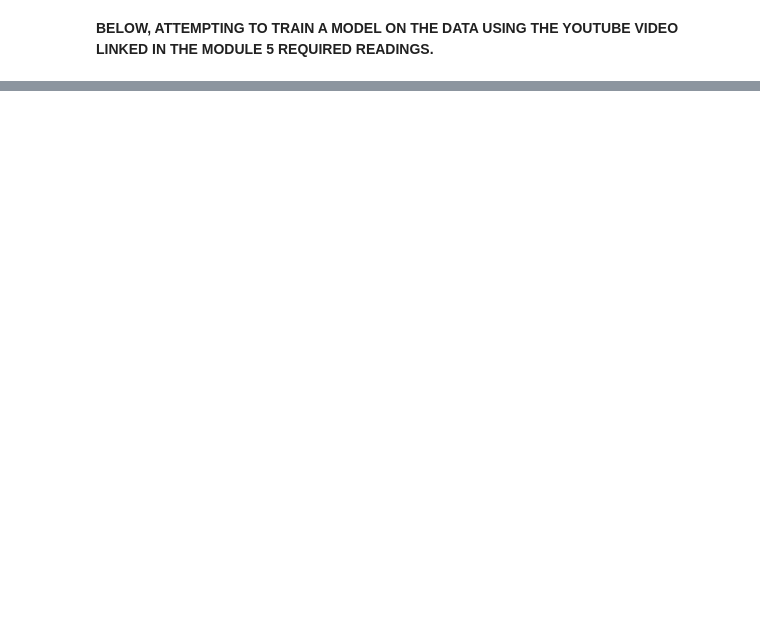
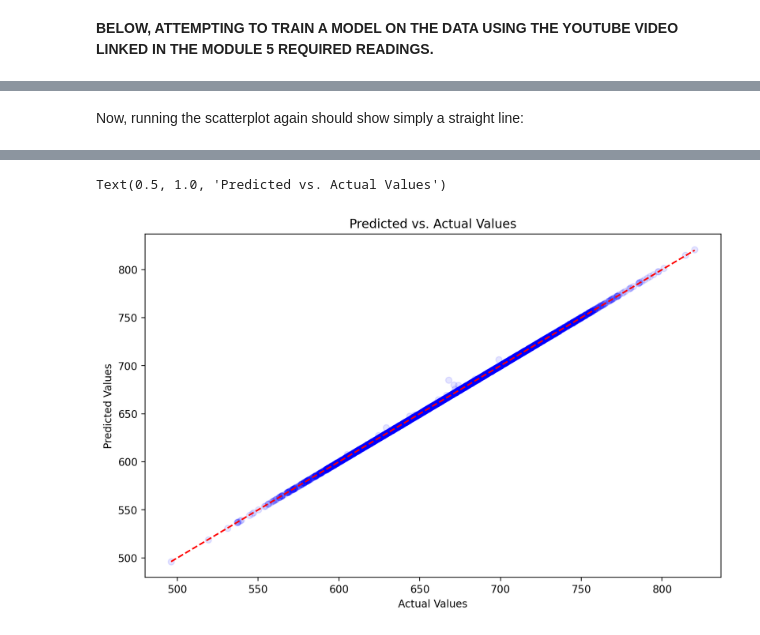
Before and after one commit to gbauer-at-sandiego-edu/AAI-501-Group-4, a Jupyter notebook: Team 4 Jupyter Notebook.ipynb, the cells around one changed output, grey strips where cells are left out. Cells and saved outputs as stored; diff of their text form; code cells hidden in the pictures; blank space fills up the shorter version.

```diff
--- a/Team 4 Jupyter Notebook.ipynb
+++ b/Team 4 Jupyter Notebook.ipynb
@@ -246,0 +252,3 @@ Epoch 20/20
+# %%
+# Running 100 additional epochs, but also saving the history so that we can then plot it out to identify if we are overfitting (which would should throught the Loss / MSE increasing)
+history = model.fit(x_train_scaled, y_train, batch_size=10, epochs=100, shuffle=True, verbose=2)
@@ -246,0 +273,14 @@ Epoch 20/20
+# %% [markdown]
+Now, running the scatterplot again should show simply a straight line:
+# %%
+# Creating predictions_3 so we can call it to visualize results
+predictions_3 = model.predict(x_test_scaled)
+
+# Setting up a scatter plot. The perfect prediction line represents the ground truth of y_test
+plt.figure(figsize=(10, 6))
+plt.scatter(y_test, predictions_3, color='blue', alpha=0.1)
+plt.plot([y_test.min(), y_test.max()], [y_test.min(), y_test.max()], 'r--')
+plt.xlabel('Actual Values')
+plt.ylabel('Predicted Values')
+plt.title('Predicted vs. Actual Values')
+# %% [output]
@@ -246,0 +288,2 @@ Epoch 20/20
+Text(0.5, 1.0, 'Predicted vs. Actual Values')
+[figure, added]
```
Also changed, not shown: parts of 24 cells of this notebook.
